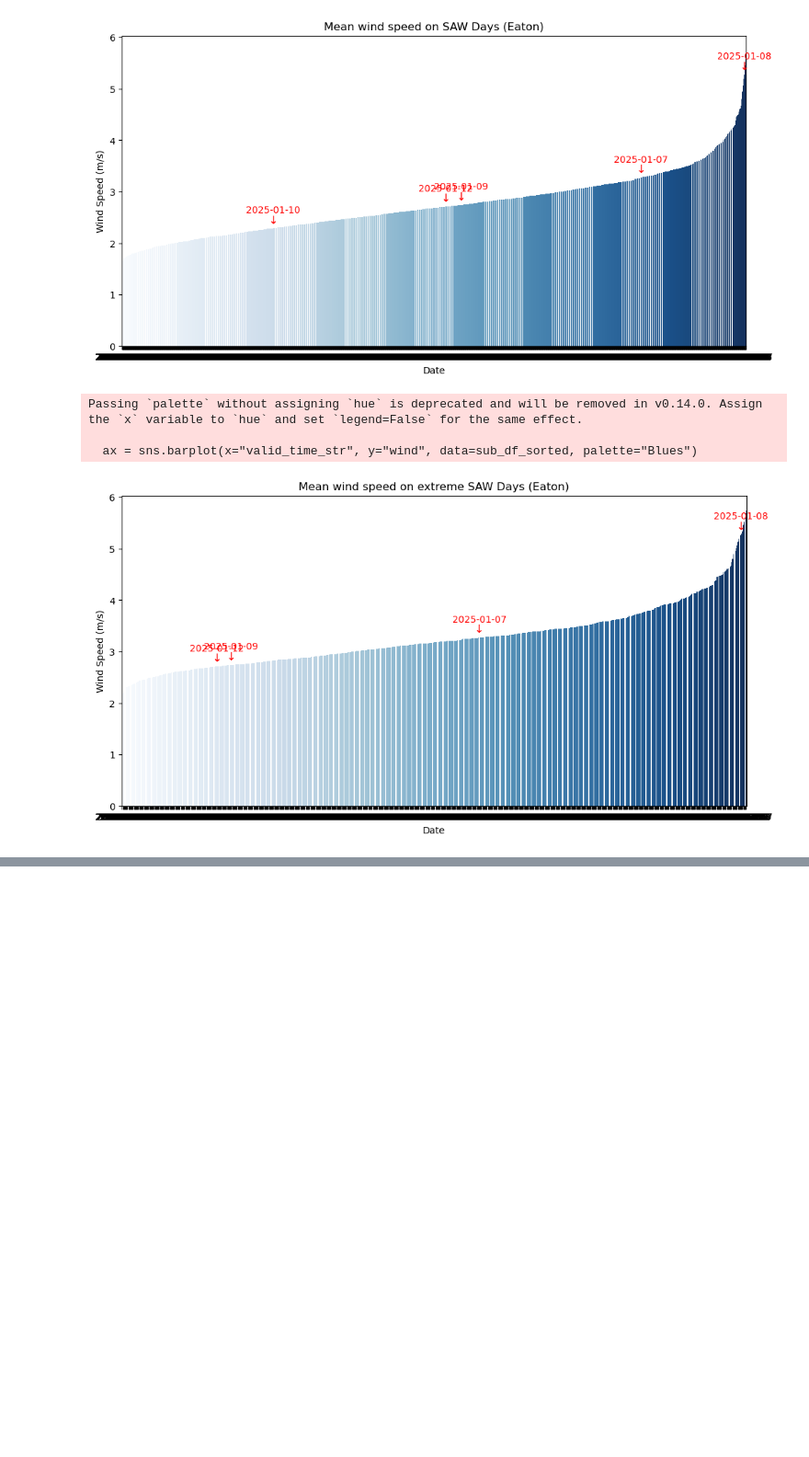
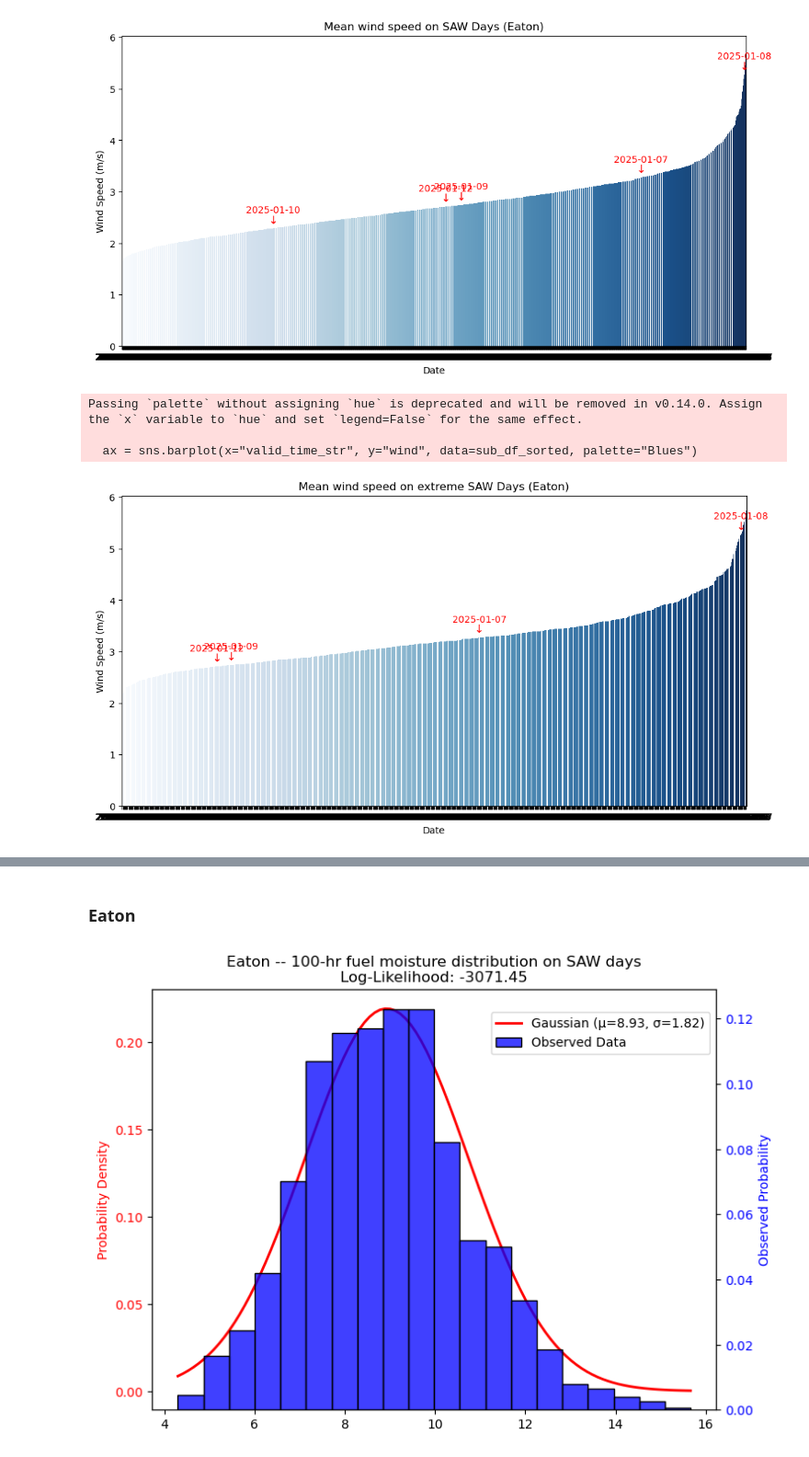
Before and after one commit to mitchhung/era5-santa-ana, a Jupyter notebook: notebooks/saw.ipynb, the cells around one changed output, grey strips where cells are left out. Shown at 92% size. Saved outputs shown, nothing was run; the diff lists cells and outputs as text; code cells hidden in the pictures; blank space fills up the shorter version.

Commit message:
add saw probability analysis

```diff
--- a/notebooks/saw.ipynb
+++ b/notebooks/saw.ipynb
@@ -538,0 +593,19 @@ Passing `palette` without assigning `hue` is deprecated and will be removed in v
+# %%
+VARS = ["valid_time", "wind", "fm1000", "fm100", "condition_1", "condition_1_extreme", "condition_2"]
+
+eat_df = peat_ds[VARS].to_dataframe()
+pal_df = ppal_ds[VARS].to_dataframe()
+
+analysis_df = (
+    pd.concat([
+        eat_df.assign(fire_name="Eaton"),
+        pal_df.assign(fire_name="Palisades"),
+    ])
+    .assign(
+        saw_day=lambda df: (df.condition_1) & (df.condition_2),
+        esaw_day=lambda df: (df.condition_1_extreme) & (df.condition_2),
+    )
+    .reset_index()
+    .loc[lambda df: df.valid_time >= "1980-01-01"]
+)
+analysis_df.head()
@@ -538,0 +619,42 @@ Passing `palette` without assigning `hue` is deprecated and will be removed in v
+# %% [markdown]
+### Eaton
+# %%
+subset = analysis_df.loc[(analysis_df["fire_name"] == "Eaton") & (analysis_df["condition_1"] == 1)]
+var = "fm100"
+
+# Fit Gaussian (normal) distribution
+mu, sigma = np.mean(subset[var]), np.std(subset[var])  # Estimate mean and std dev
+
+# Generate x values for smooth curve
+x = np.linspace(subset[var].min(), subset[var].max(), 100)
+pdf = stats.norm.pdf(x, mu, sigma)  # Probability Density Function
+
+# Create figure and axes
+fig, ax1 = plt.subplots(figsize=(8, 6))
+
+# Left y-axis: Fitted Gaussian Distribution
+ax1.plot(x, pdf, label=f"Gaussian (μ={mu:.2f}, σ={sigma:.2f})", color="red", lw=2)
+ax1.set_ylabel("Probability Density", color="red")
+ax1.tick_params(axis="y", labelcolor="red")
+
+# Create right y-axis for observed data
+ax2 = ax1.twinx()
+sns.histplot(subset, x=var, stat="probability", kde=False, bins=20, label="Observed Data", color="blue", ax=ax2)
+ax2.set_ylabel("Observed Probability", color="blue")
+ax2.tick_params(axis="y", labelcolor="blue")
+
+# Compute log-likelihood
+log_likelihood = np.sum(stats.norm.logpdf(subset[var], mu, sigma))
+
+# Add title
+plt.title(f"Eaton -- 100-hr fuel moisture distribution on SAW days\nLog-Likelihood: {log_likelihood:.2f}")
+
+# Show legend
+# fig.legend(loc="upper right", bbox_to_anchor=(1, 1))
+fig.legend(loc="upper right", bbox_to_anchor=(0.9, 0.85))
+
+plt.xlabel("100-hr Fuel Moisture (fm100)")
+plt.savefig("eaton_100hr_dist.png", dpi=300, bbox_inches="tight")
+plt.show()
+# %% [output]
+[figure, added]
```
Also changed, not shown: parts of 20 cells of this notebook.
